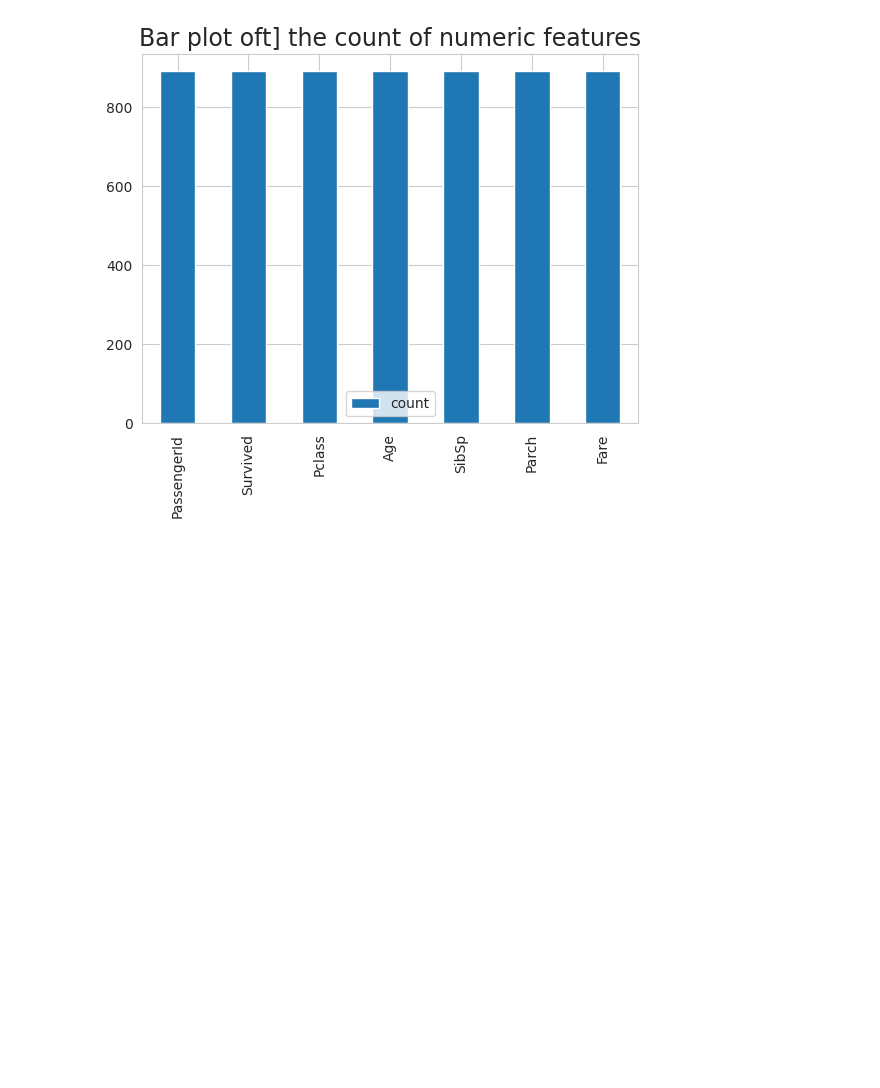
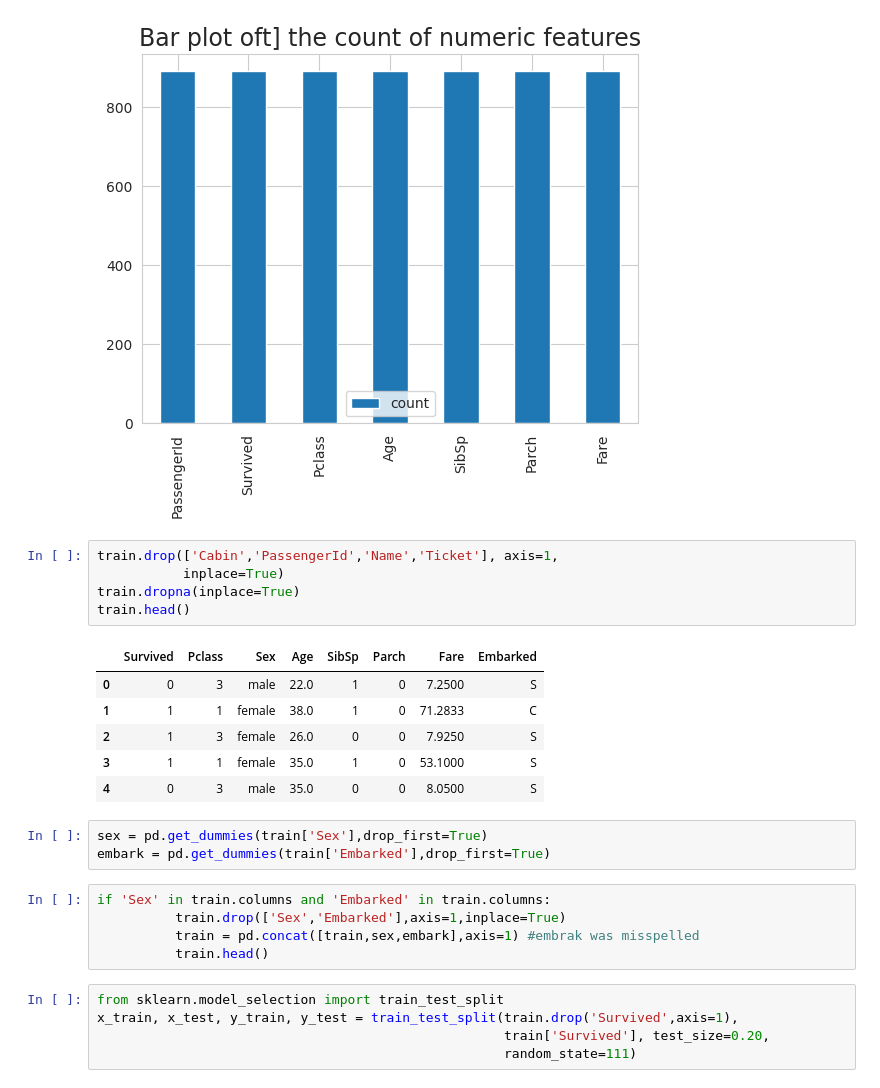
Before and after one commit to 2303A51296Hindu/AIML-2025, a Jupyter notebook: lab5_AIML.ipynb, the cells around one changed output. Saved outputs shown, nothing was run; the diff lists cells and outputs as text; blank space fills up the shorter version.

```diff
--- a/lab5_AIML.ipynb
+++ b/lab5_AIML.ipynb
@@ -115,3 +115,28 @@ plt.title("Bar plot oft] the count of numeric features",fontsize=17)
 # %% [output]
 Text(0.5, 1.0, 'Bar plot oft] the count of numeric features')
 [figure]
+# %%
+train.drop(['Cabin','PassengerId','Name','Ticket'], axis=1,
+           inplace=True)
+train.dropna(inplace=True)
+train.head()
+# %% [output]
+|  | Survived | Pclass | Sex | Age | SibSp | Parch | Fare | Embarked |
+| 0 | 0 | 3 | male | 22.0 | 1 | 0 | 7.2500 | S |
+| 1 | 1 | 1 | female | 38.0 | 1 | 0 | 71.2833 | C |
+| 2 | 1 | 3 | female | 26.0 | 0 | 0 | 7.9250 | S |
+| 3 | 1 | 1 | female | 35.0 | 1 | 0 | 53.1000 | S |
+| 4 | 0 | 3 | male | 35.0 | 0 | 0 | 8.0500 | S |
+# %%
+sex = pd.get_dummies(train['Sex'],drop_first=True)
+embark = pd.get_dummies(train['Embarked'],drop_first=True)
+# %%
+if 'Sex' in train.columns and 'Embarked' in train.columns:
+          train.drop(['Sex','Embarked'],axis=1,inplace=True)
+          train = pd.concat([train,sex,embark],axis=1) #embrak was misspelled
+          train.head()
+# %%
+from sklearn.model_selection import train_test_split
+x_train, x_test, y_train, y_test = train_test_split(train.drop('Survived',axis=1),
+                                                    train['Survived'], test_size=0.20,
+                                                    random_state=111)
```
Also changed, not shown: parts of 2 cells of this notebook.
